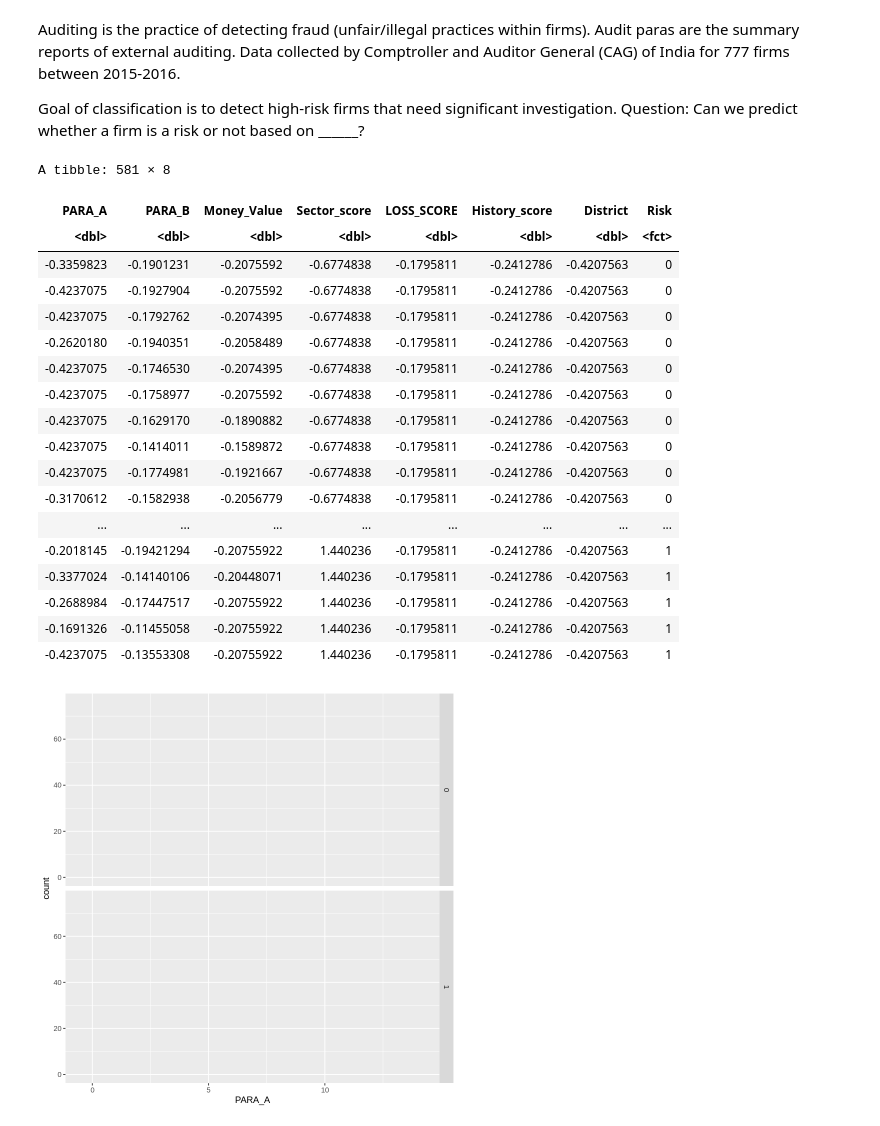
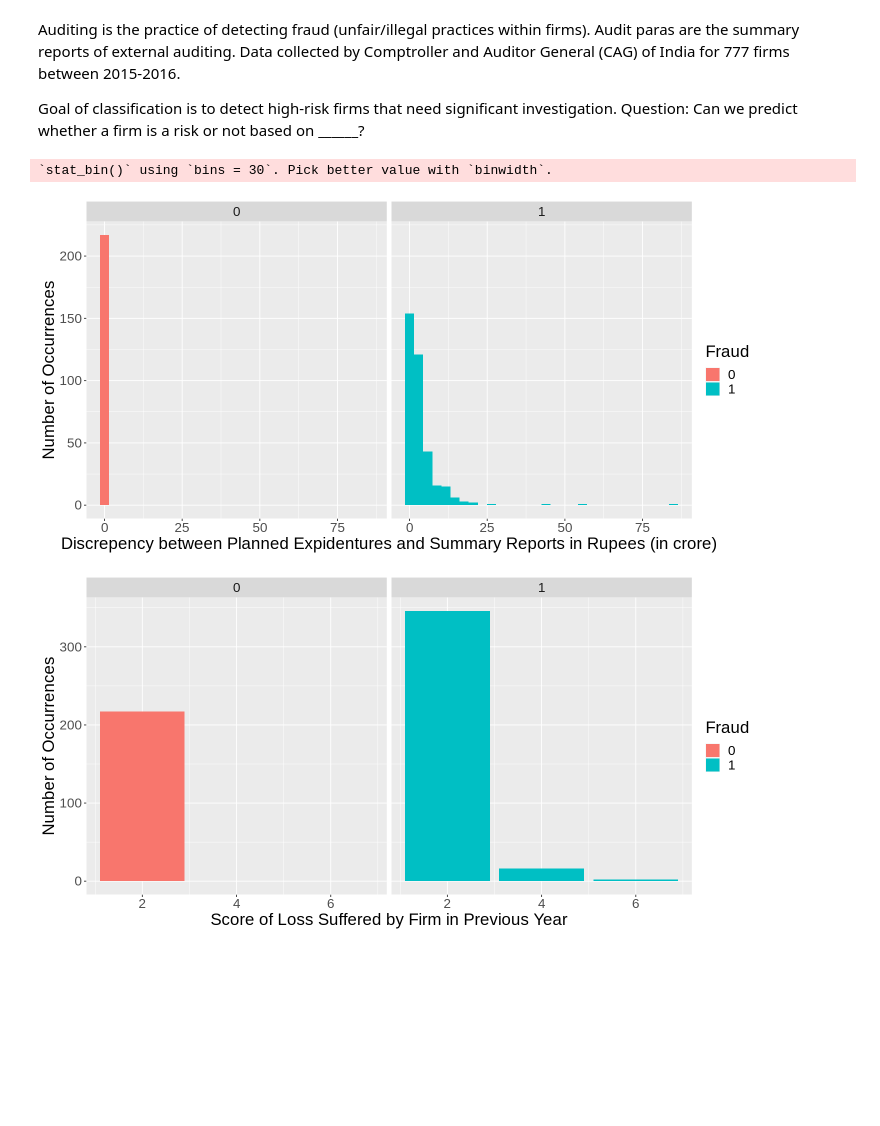
Before and after one commit to eric-y33/dsci-100-2022w1-group-84, a Jupyter notebook: Project.ipynb, the cells around one changed output. Saved outputs shown, nothing was run; the diff lists cells and outputs as text; code cells hidden in the pictures; blank space fills up the shorter version.

Commit message:
created visualization templates for selected numeric and score variables

```diff
--- a/Project.ipynb
+++ b/Project.ipynb
@@ -143,39 +143,49 @@ Question: Can we predict whether a firm is a risk or not based on ______?
 # maybe create a grid of histograms of each variable, coloured differently depending on if business is fraudulent (+ separated into 2 columns for easy comparison)
 # default count of occurences for the "score" variables (like loss score), use values for numeric variables (like para a)
 # %%
-unscaled_audit_train <- audit_train |>
+# unscaled_audit_train <- audit_train |>
+#     select(c(Risk, PARA_A, PARA_B, Money_Value, Sector_score, LOSS_SCORE, History_score, District))
+
+# uat_recipe <- recipe(Risk ~ ., data = unscaled_audit_train) |>
+#     step_scale(all_predictors()) |>
+#     step_center(all_predictors()) |>
+#     prep()
+
+# scaled_audit_train <- bake(uat_recipe, unscaled_audit_train)
+# scaled_audit_train
+
+# sat_plot <- ggplot(scaled_audit_train, aes(x = PARA_A)) +
+#     geom_bar() +
+#     facet_grid(rows = vars(Risk))
+# sat_plot
+
+options(repr.plot.width = 12, repr.plot.height = 6)
+
+select_audit_train <- audit_train |>
     select(c(Risk, PARA_A, PARA_B, Money_Value, Sector_score, LOSS_SCORE, History_score, District))
 
-uat_recipe <- recipe(Risk ~ ., data = unscaled_audit_train) |>
-    step_scale(all_predictors()) |>
-    step_center(all_predictors()) |>
-    prep()
+# Histogram template for numeric variables
+para_A <- ggplot(select_audit_train, aes(x = PARA_A, fill = Risk)) +
+    geom_histogram() +
+    xlab("Discrepency between Planned Expidentures and Summary Reports in Rupees (in crore)") +
+    ylab("Number of Occurrences") +
+    labs(fill = "Fraud") +
+    facet_grid(cols = vars(Risk)) +
+    theme(text = element_text(size = 20))
+para_A
 
-scaled_audit_train <- bake(uat_recipe, unscaled_audit_train)
-scaled_audit_train
+# Barplot template for score variables
+loss <- ggplot(select_audit_train, aes(x = LOSS_SCORE, fill = Risk)) +
+    geom_bar() +
+    xlab("Score of Loss Suffered by Firm in Previous Year") +
+    ylab("Number of Occurrences") +
+    labs(fill = "Fraud") +
+    facet_grid(cols = vars(Risk)) +
+    theme(text = element_text(size = 20))
+loss
 
-sat_plot <- ggplot(scaled_audit_train, aes(x = PARA_A)) +
-    geom_bar() +
-    facet_grid(rows = vars(Risk))
-sat_plot
+# Figure out how to rename 0 and 1
 # %% [output]
-A tibble: 581 × 8
+`stat_bin()` using `bins = 30`. Pick better value with `binwidth`.
-| PARA_A | PARA_B | Money_Value | Sector_score | LOSS_SCORE | History_score | District | Risk |
-| <dbl> | <dbl> | <dbl> | <dbl> | <dbl> | <dbl> | <dbl> | <fct> |
-| -0.3359823 | -0.1901231 | -0.2075592 | -0.6774838 | -0.1795811 | -0.2412786 | -0.4207563 | 0 |
-| -0.4237075 | -0.1927904 | -0.2075592 | -0.6774838 | -0.1795811 | -0.2412786 | -0.4207563 | 0 |
-| -0.4237075 | -0.1792762 | -0.2074395 | -0.6774838 | -0.1795811 | -0.2412786 | -0.4207563 | 0 |
-| -0.2620180 | -0.1940351 | -0.2058489 | -0.6774838 | -0.1795811 | -0.2412786 | -0.4207563 | 0 |
-| -0.4237075 | -0.1746530 | -0.2074395 | -0.6774838 | -0.1795811 | -0.2412786 | -0.4207563 | 0 |
-| -0.4237075 | -0.1758977 | -0.2075592 | -0.6774838 | -0.1795811 | -0.2412786 | -0.4207563 | 0 |
-| -0.4237075 | -0.1629170 | -0.1890882 | -0.6774838 | -0.1795811 | -0.2412786 | -0.4207563 | 0 |
-| -0.4237075 | -0.1414011 | -0.1589872 | -0.6774838 | -0.1795811 | -0.2412786 | -0.4207563 | 0 |
-| -0.4237075 | -0.1774981 | -0.1921667 | -0.6774838 | -0.1795811 | -0.2412786 | -0.4207563 | 0 |
-| -0.3170612 | -0.1582938 | -0.2056779 | -0.6774838 | -0.1795811 | -0.2412786 | -0.4207563 | 0 |
-| ... | ... | ... | ... | ... | ... | ... | ... |
-| -0.2018145 | -0.19421294 | -0.20755922 | 1.440236 | -0.1795811 | -0.2412786 | -0.4207563 | 1 |
-| -0.3377024 | -0.14140106 | -0.20448071 | 1.440236 | -0.1795811 | -0.2412786 | -0.4207563 | 1 |
-| -0.2688984 | -0.17447517 | -0.20755922 | 1.440236 | -0.1795811 | -0.2412786 | -0.4207563 | 1 |
-| -0.1691326 | -0.11455058 | -0.20755922 | 1.440236 | -0.1795811 | -0.2412786 | -0.4207563 | 1 |
-| -0.4237075 | -0.13553308 | -0.20755922 | 1.440236 | -0.1795811 | -0.2412786 | -0.4207563 | 1 |
-[figure, old version]
+[figure, new version]
+[figure, added]
```
Also changed, not shown: parts of 2 cells of this notebook.
